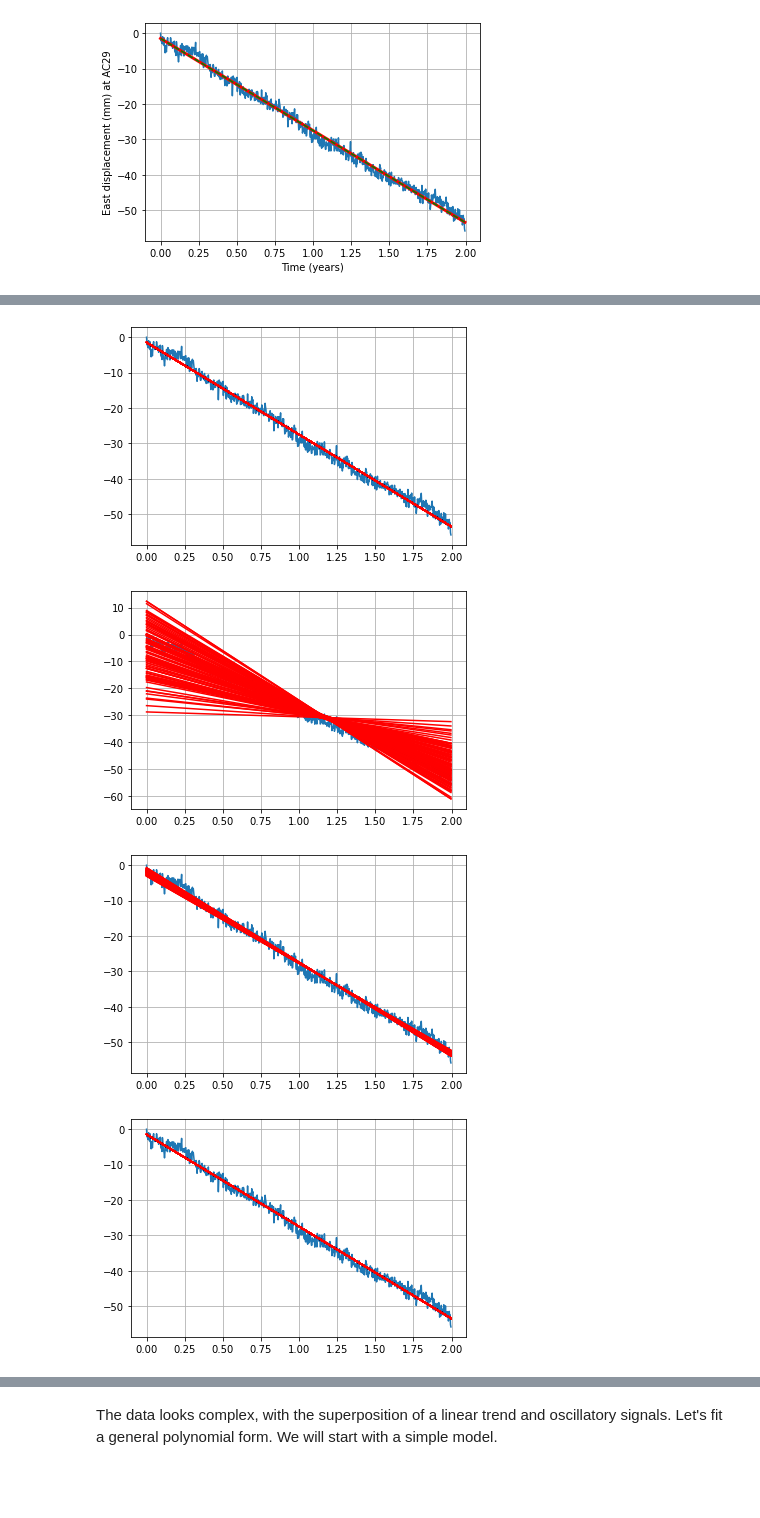
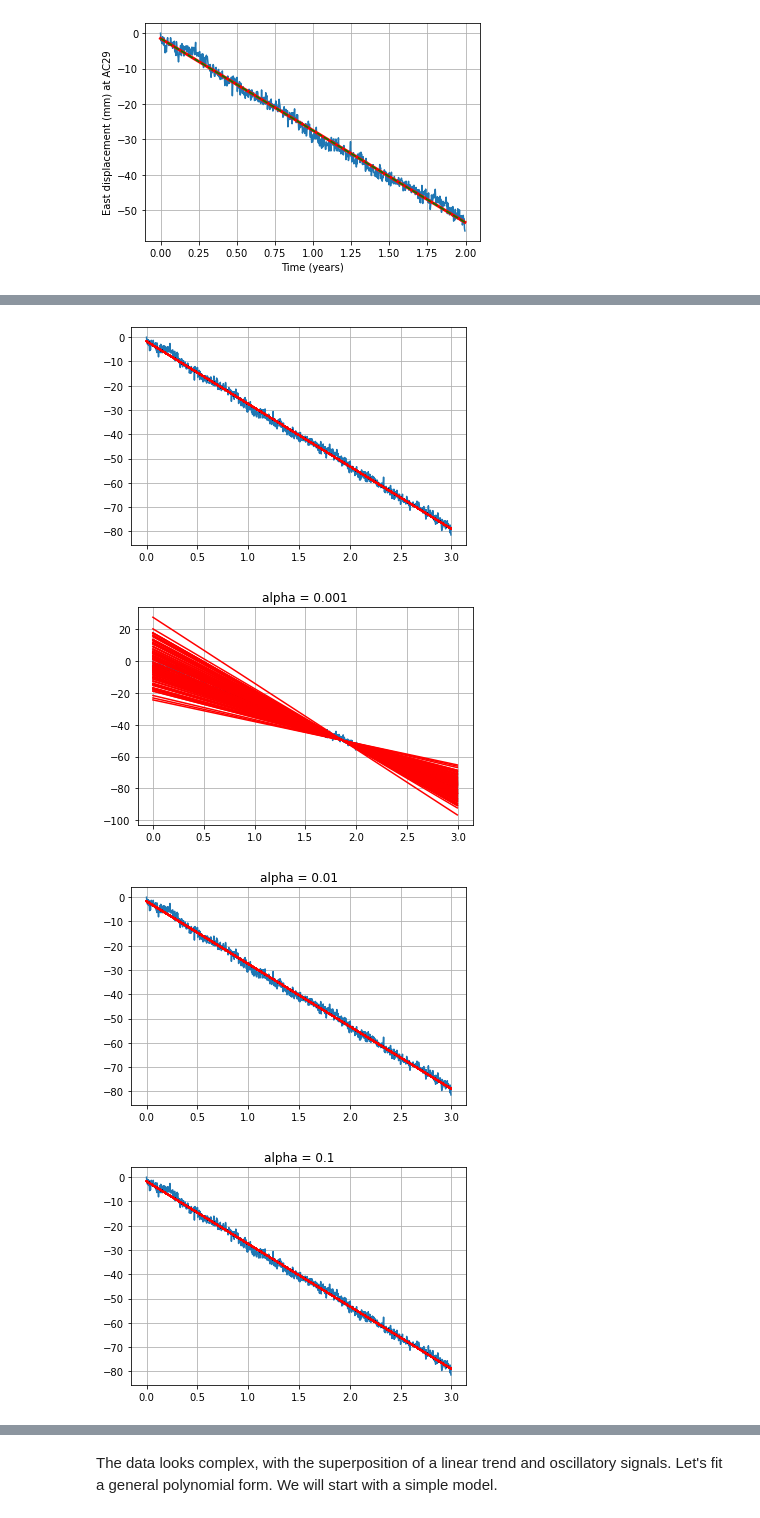
Before and after one commit to UW-MLGEO/ESS490-590-Spr21, a Jupyter notebook: tutorials/Week8_training/ModelTraining.ipynb, the cells around one changed output, grey strips where cells are left out. Cells and saved outputs as stored; diff of their text form; code cells hidden in the pictures; blank space fills up the shorter version.

```diff
--- a/tutorials/Week8_training/ModelTraining.ipynb
+++ b/tutorials/Week8_training/ModelTraining.ipynb
@@ -176,7 +183,7 @@ You can find interesting comparisons of Loss functions for regression problems h
 # %%
 # normalize the data. Without normalization this will fail!
-x = np.asarray(date_year[0:2*365]).reshape(-1,1)
-y = np.asarray(ue[0:2*365]).reshape(-1,1)
+x = np.asarray(date_year[0:3*365]).reshape(-1,1)
+y = np.asarray(ue[0:3*365]).reshape(-1,1)
 x = x-np.min(x)
 G = np.c_[np.ones((len(x),1)),x]
 scale = (np.max(y)-np.min(y)) # minmax scaling
@@ -193,23 +200,23 @@ for k in range(100): # perform 100 times the random initialization
 
     plt.plot(x,G.dot(w)*scale,'r')
 # %% [output]
-[figure, old version]
+[figure, new version]
 # %%
 # Now let's vary the learning rate
 n_iterations =1000
-
 for alpha in [0.001,0.01,0.1]:
     fig,ax=plt.subplots(1,1)
     ax.plot(x,newy*scale);ax.grid(True)
     for k in range(100): # perform 100 times the random initialization
         w = np.random.rand(2,1) # initialize the model parameters.
         for iteration in range(n_iterations):
             gradients = 2/m *G.T.dot(G.dot(w)-newy.reshape(-1,1))
             w = w - alpha * gradients
 
         ax.plot(x,G.dot(w)*scale,'r')
+        ax.set_title("alpha = "+str(alpha))
 # %% [output]
-[figure, old version]
+[figure, new version]
-[figure, old version]
+[figure, new version]
-[figure, old version]
+[figure, new version]
 # %% [markdown]
```
Also changed, not shown: parts of 33 cells of this notebook.
